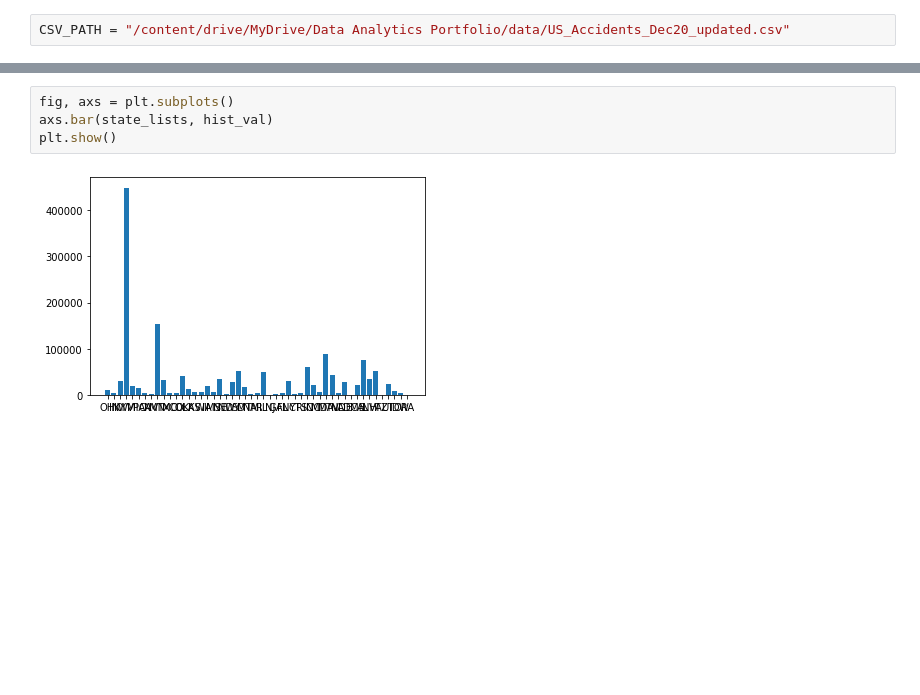
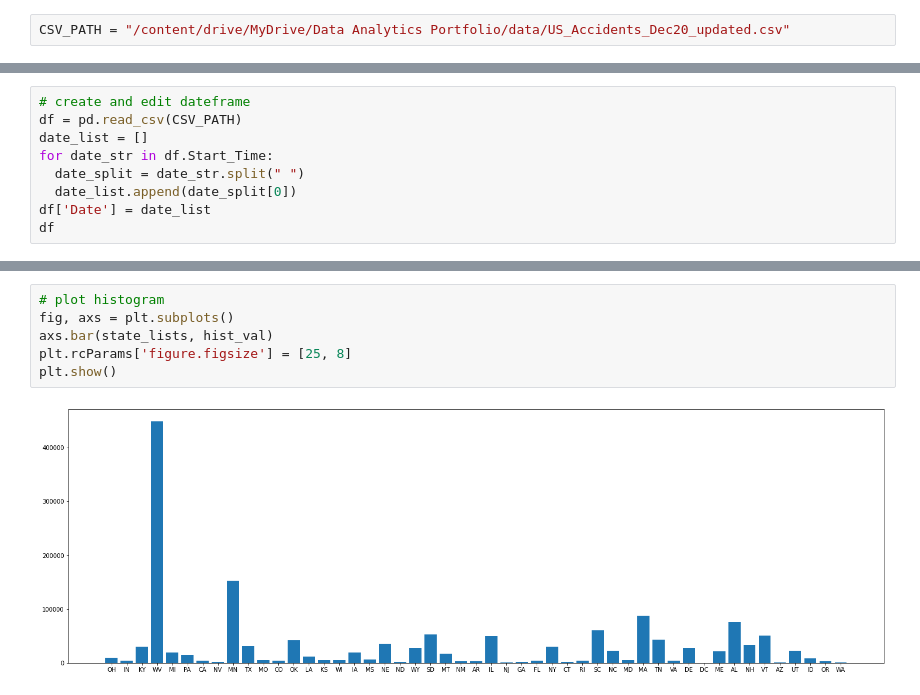
Before and after one commit to matthewmyrick/DataAnalyticsPortfolio, a Jupyter notebook: US Collision/Collision_Data_Analysis.ipynb, the cells around one changed output, grey strips where cells are left out. Cells and saved outputs as stored; diff of their text form; blank space fills up the shorter version.

```diff
--- a/US Collision/Collision_Data_Analysis.ipynb
+++ b/US Collision/Collision_Data_Analysis.ipynb
@@ -31,0 +15,9 @@ df
+# %%
+# create and edit dateframe
+df = pd.read_csv(CSV_PATH)
+date_list = []
+for date_str in df.Start_Time:
+  date_split = date_str.split(" ")
+  date_list.append(date_split[0])
+df['Date'] = date_list
+df
@@ -39,6 +66,8 @@ hist_val = df_state_count[('ID', 'count')].to_list()
 # %%
+# plot histogram
 fig, axs = plt.subplots()
 axs.bar(state_lists, hist_val)
+plt.rcParams['figure.figsize'] = [25, 8]
 plt.show()
 # %% [output]
-[figure, old version]
+[figure, new version]
```
Also changed, not shown: parts of 9 cells of this notebook.
